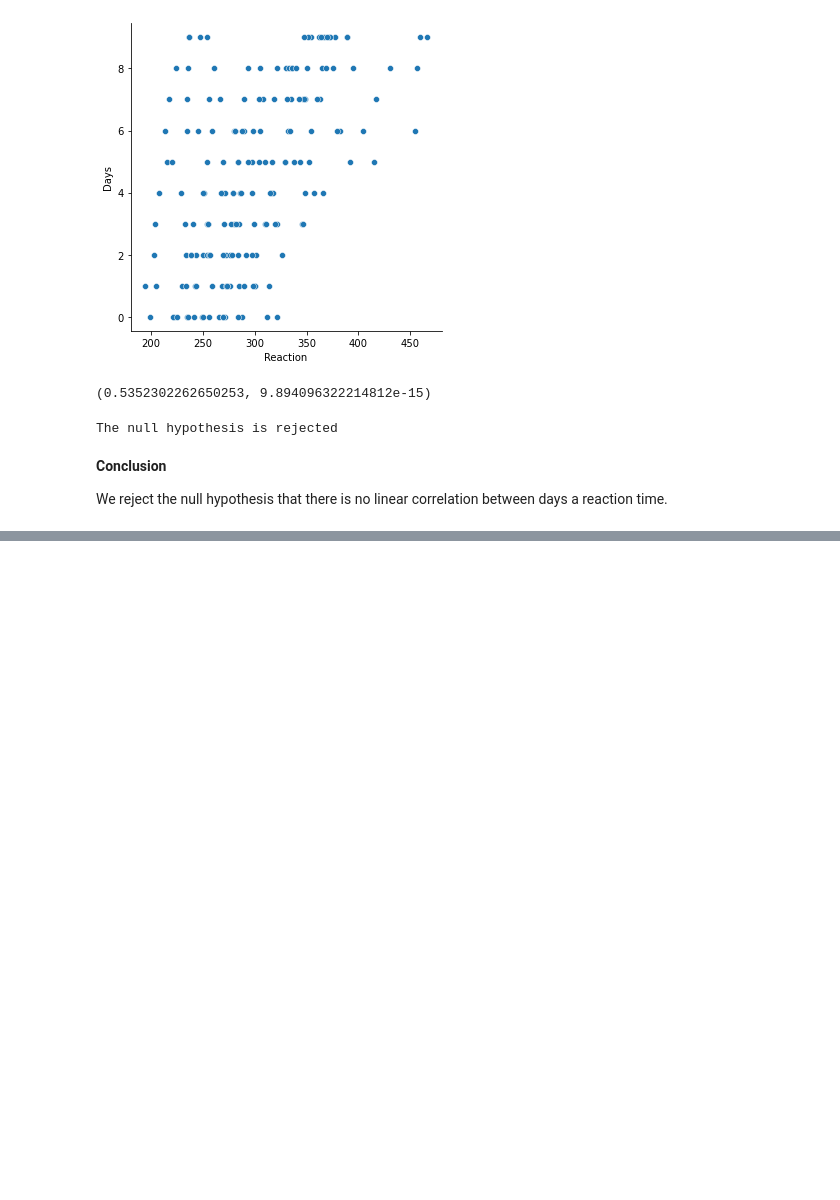
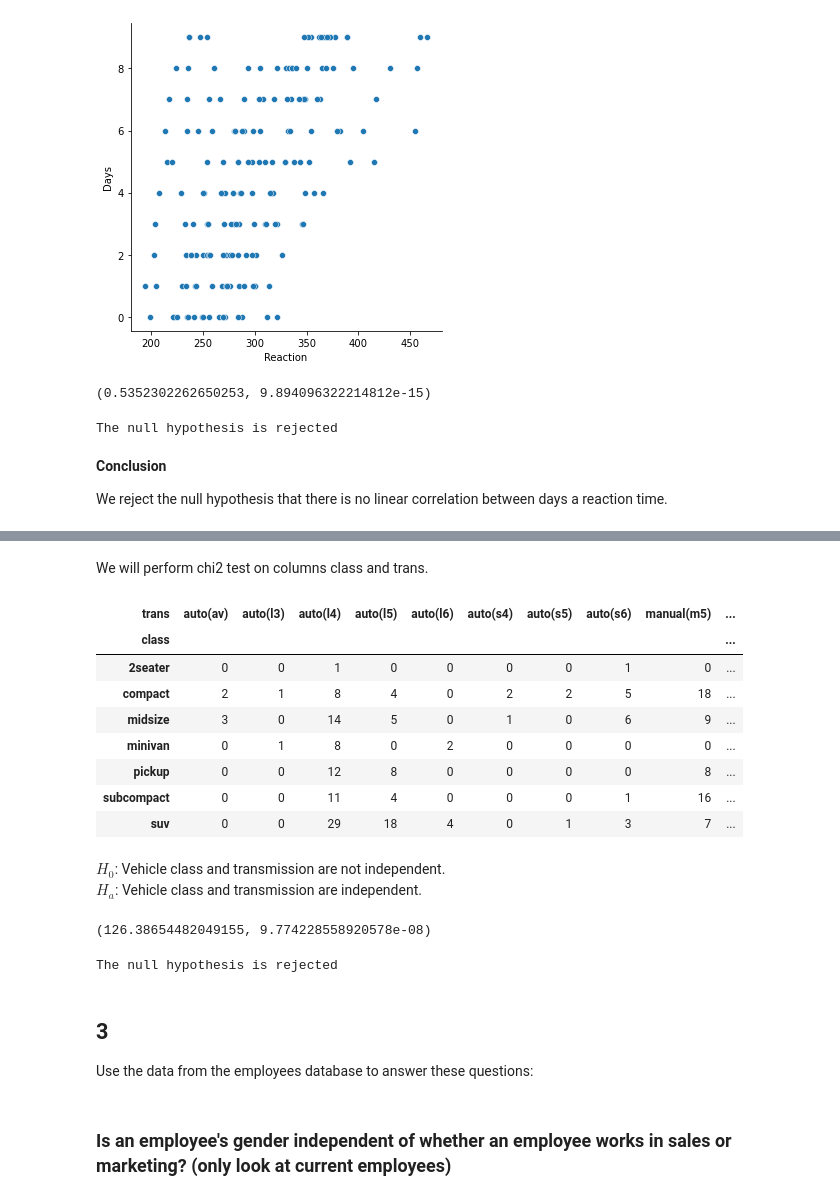
Before and after one commit to alegarcia-dev/statistics-exercises, a Jupyter notebook: hypothesis_testing.ipynb, the cells around one changed output, grey strips where cells are left out. Cells and saved outputs as stored; diff of their text form; code cells hidden in the pictures; blank space fills up the shorter version.

```diff
--- a/hypothesis_testing.ipynb
+++ b/hypothesis_testing.ipynb
@@ -732,0 +776,34 @@ We reject the null hypothesis that there is no linear correlation between days a
+# %% [markdown]
+We will perform chi2 test on columns class and trans.
+# %%
+observed = pd.crosstab(mpg['class'], mpg.trans)
+observed
+# %% [output]
+| trans | auto(av) | auto(l3) | auto(l4) | auto(l5) | auto(l6) | auto(s4) | auto(s5) | auto(s6) | manual(m5) | ... |
+| class |  |  |  |  |  |  |  |  |  | ... |
+| 2seater | 0 | 0 | 1 | 0 | 0 | 0 | 0 | 1 | 0 | ... |
+| compact | 2 | 1 | 8 | 4 | 0 | 2 | 2 | 5 | 18 | ... |
+| midsize | 3 | 0 | 14 | 5 | 0 | 1 | 0 | 6 | 9 | ... |
+| minivan | 0 | 1 | 8 | 0 | 2 | 0 | 0 | 0 | 0 | ... |
+| pickup | 0 | 0 | 12 | 8 | 0 | 0 | 0 | 0 | 8 | ... |
+| subcompact | 0 | 0 | 11 | 4 | 0 | 0 | 0 | 1 | 16 | ... |
+| suv | 0 | 0 | 29 | 18 | 4 | 0 | 1 | 3 | 7 | ... |
+# %% [markdown]
+$H_0$: Vehicle class and transmission are not independent.
+<br>
+$H_a$: Vehicle class and transmission are independent.
+# %%
+chi2, p, _, _ = stats.chi2_contingency(observed)
+chi2, p
+# %% [output]
+(126.38654482049155, 9.774228558920578e-08)
+# %%
+test_independence(p)
+# %% [output]
+The null hypothesis is rejected
+# %% [markdown]
+## 3
+
+Use the data from the employees database to answer these questions:
+# %% [markdown]
+### Is an employee's gender independent of whether an employee works in sales or marketing? (only look at current employees)
```
Also changed, not shown: parts of 9 cells of this notebook.
